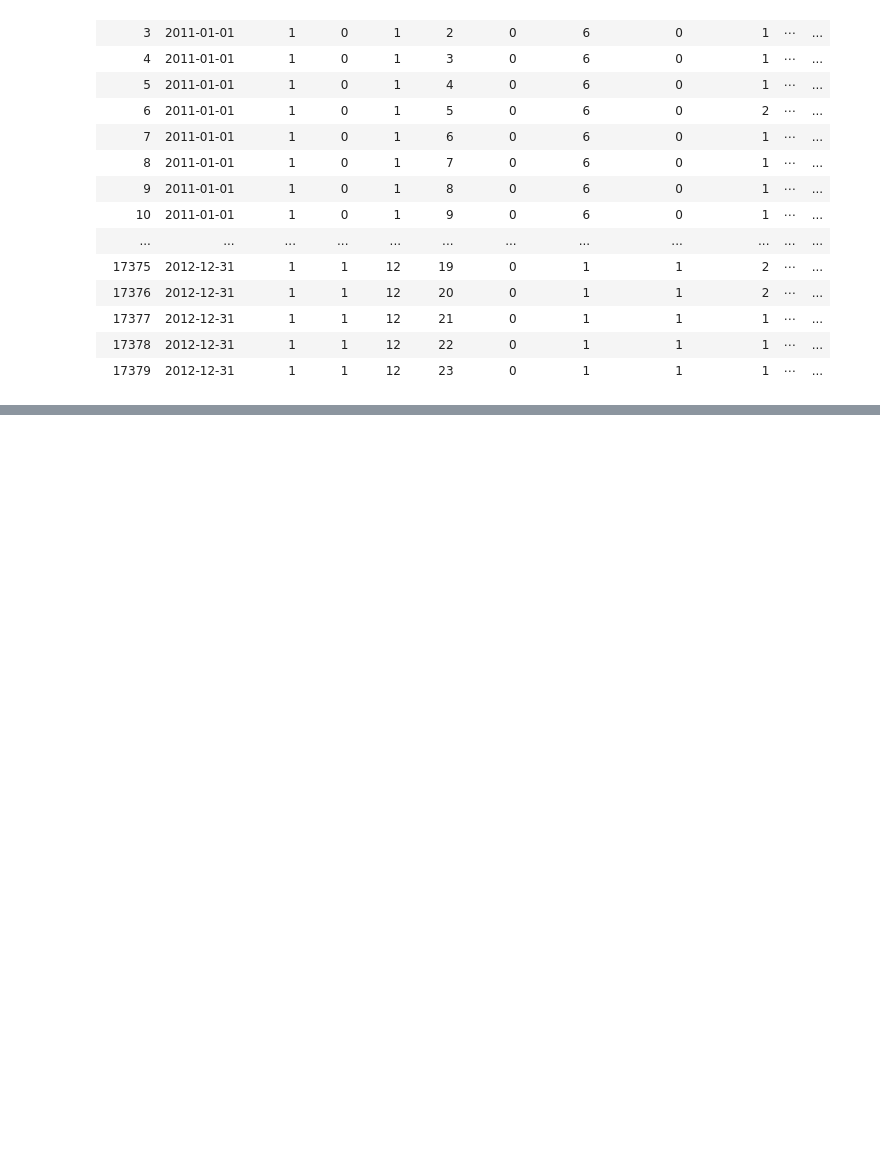
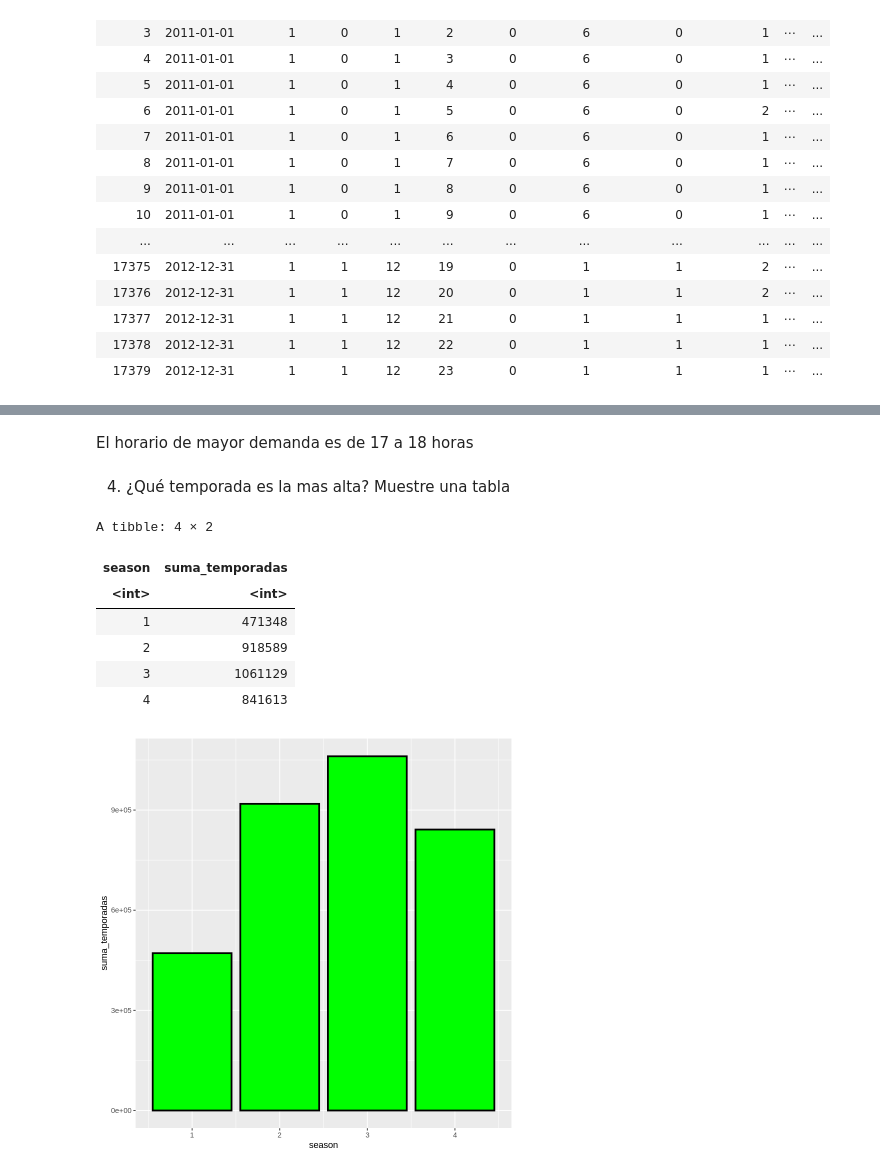
Before and after one commit to vmcarranzam/econometriaR, a Jupyter notebook: Lab2_Econometria_en_R.ipynb, the cells around one changed output, grey strips where cells are left out. Cells and saved outputs as stored; diff of their text form; code cells hidden in the pictures; blank space fills up the shorter version.

```diff
--- a/Lab2_Econometria_en_R.ipynb
+++ b/Lab2_Econometria_en_R.ipynb
@@ -67,0 +101,21 @@ ggplot(datos, aes(x = mes, y = cnt, color = "red")) +
+# %% [markdown]
+El horario de mayor demanda es de 17 a 18 horas
+# %% [markdown]
+4. ¿Qué temporada es la mas alta? Muestre una tabla
+# %%
+temporada_mayor <- datos %>%
+  group_by(season) %>%
+  summarise(suma_temporadas = sum(cnt))
+temporada_mayor
+
+ggplot(temporada_mayor, aes(x = season, y = suma_temporadas)) +
+  geom_bar(stat = 'identity', col = 'black', lwd = 1, fill = 'green')
+# %% [output]
+A tibble: 4 × 2
+| season | suma_temporadas |
+| <int> | <int> |
+| 1 | 471348 |
+| 2 | 918589 |
+| 3 | 1061129 |
+| 4 | 841613 |
+[figure, added]
```
Also changed, not shown: parts of 39 cells of this notebook.
